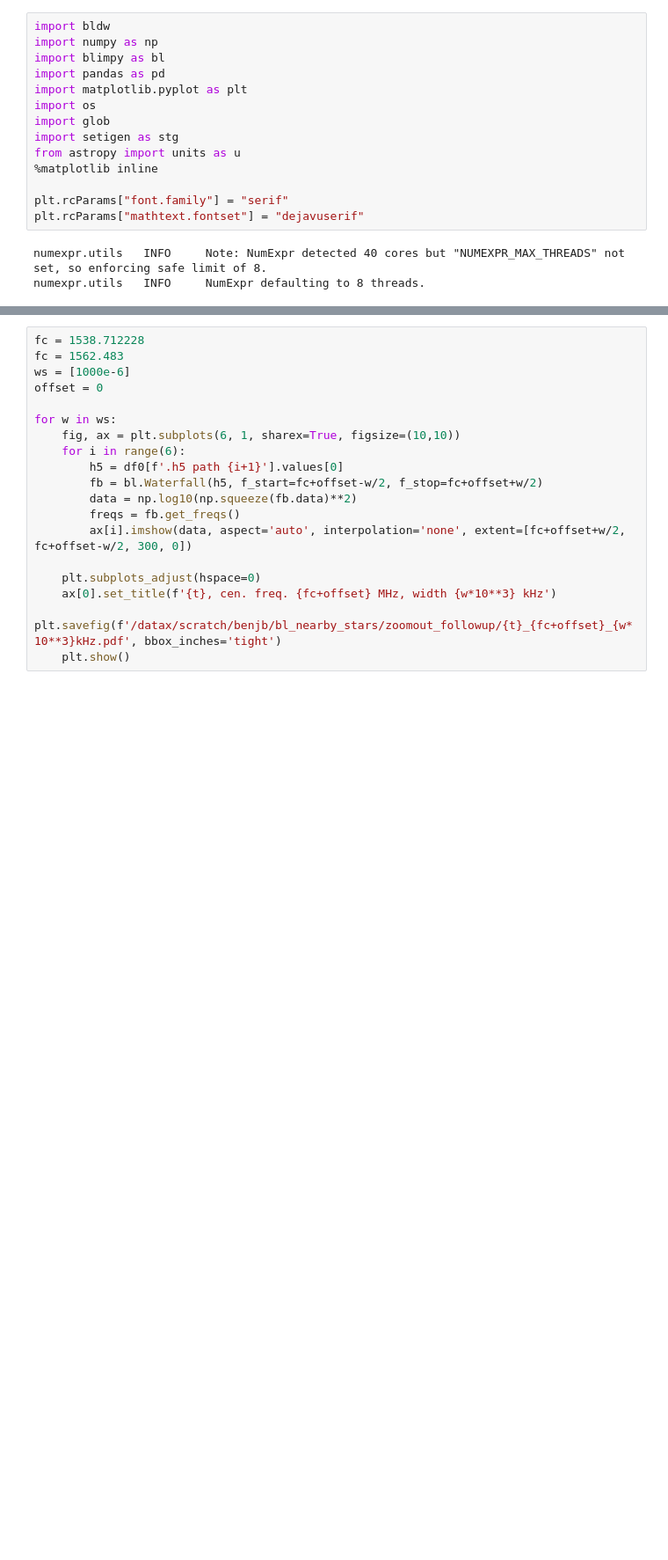
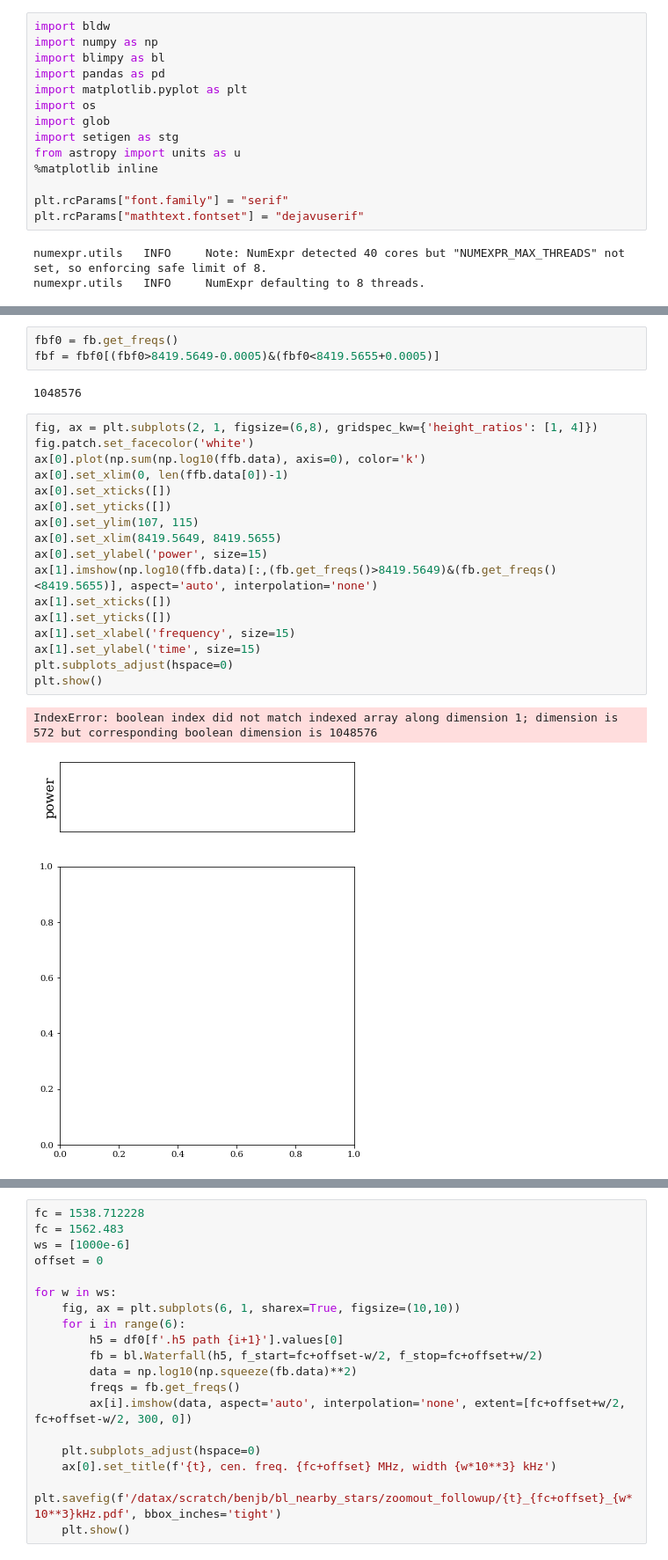
Before and after one commit to bjacobell/nearby-stars, a Jupyter notebook: test.ipynb, the cells around one changed output, grey strips where cells are left out. Shown at 88% size. Cells and saved outputs as stored; diff of their text form; blank space fills up the shorter version.

```diff
--- a/test.ipynb
+++ b/test.ipynb
@@ -17,0 +164,25 @@ numexpr.utils   INFO     NumExpr defaulting to 8 threads.
+# %%
+fbf0 = fb.get_freqs()
+fbf = fbf0[(fbf0>8419.5649-0.0005)&(fbf0<8419.5655+0.0005)]
+# %% [output]
+1048576
+# %%
+fig, ax = plt.subplots(2, 1, figsize=(6,8), gridspec_kw={'height_ratios': [1, 4]})
+fig.patch.set_facecolor('white')
+ax[0].plot(np.sum(np.log10(ffb.data), axis=0), color='k')
+ax[0].set_xlim(0, len(ffb.data[0])-1)
+ax[0].set_xticks([])
+ax[0].set_yticks([])
+ax[0].set_ylim(107, 115)
+ax[0].set_xlim(8419.5649, 8419.5655)
+ax[0].set_ylabel('power', size=15)
+ax[1].imshow(np.log10(ffb.data)[:,(fb.get_freqs()>8419.5649)&(fb.get_freqs()<8419.5655)], aspect='auto', interpolation='none')
+ax[1].set_xticks([])
+ax[1].set_yticks([])
+ax[1].set_xlabel('frequency', size=15)
+ax[1].set_ylabel('time', size=15)
+plt.subplots_adjust(hspace=0)
+plt.show()
+# %% [output]
+IndexError: boolean index did not match indexed array along dimension 1; dimension is 572 but corresponding boolean dimension is 1048576
+[figure, added]
```
Also changed, not shown: parts of 25 cells of this notebook, 32 other files.
